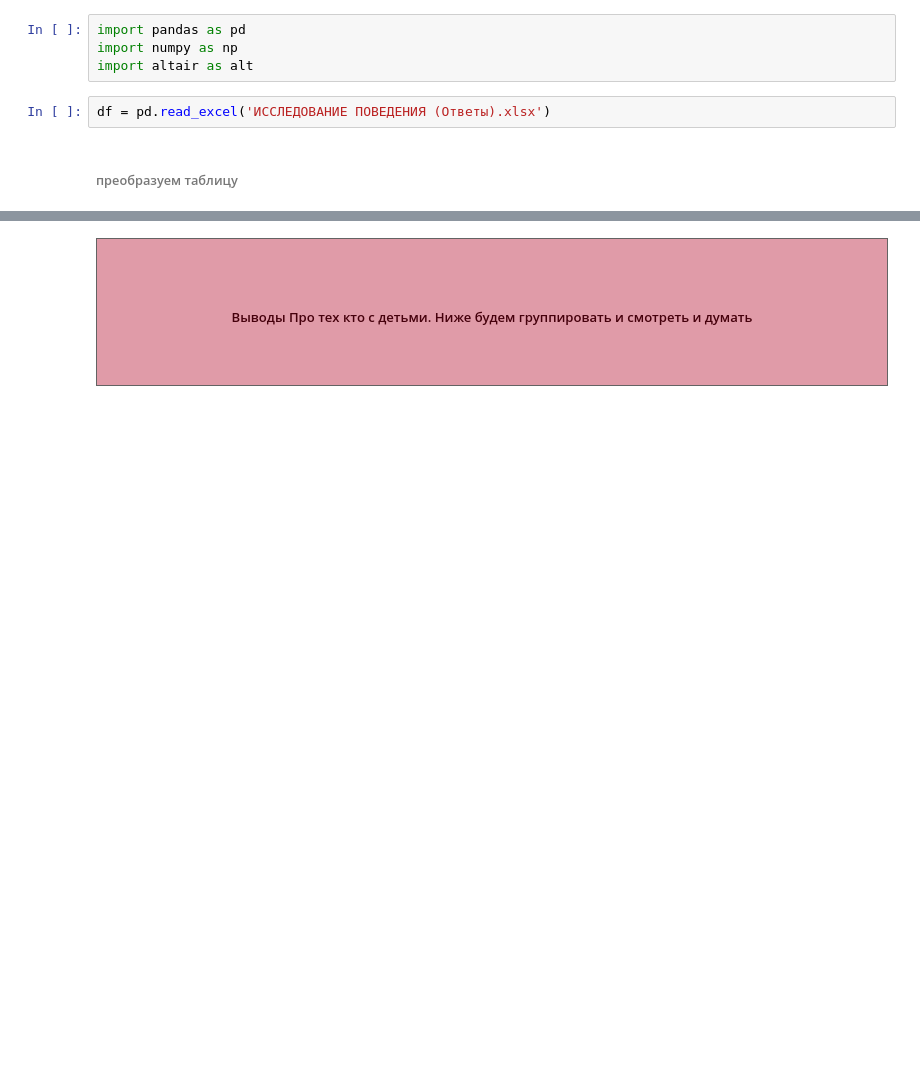
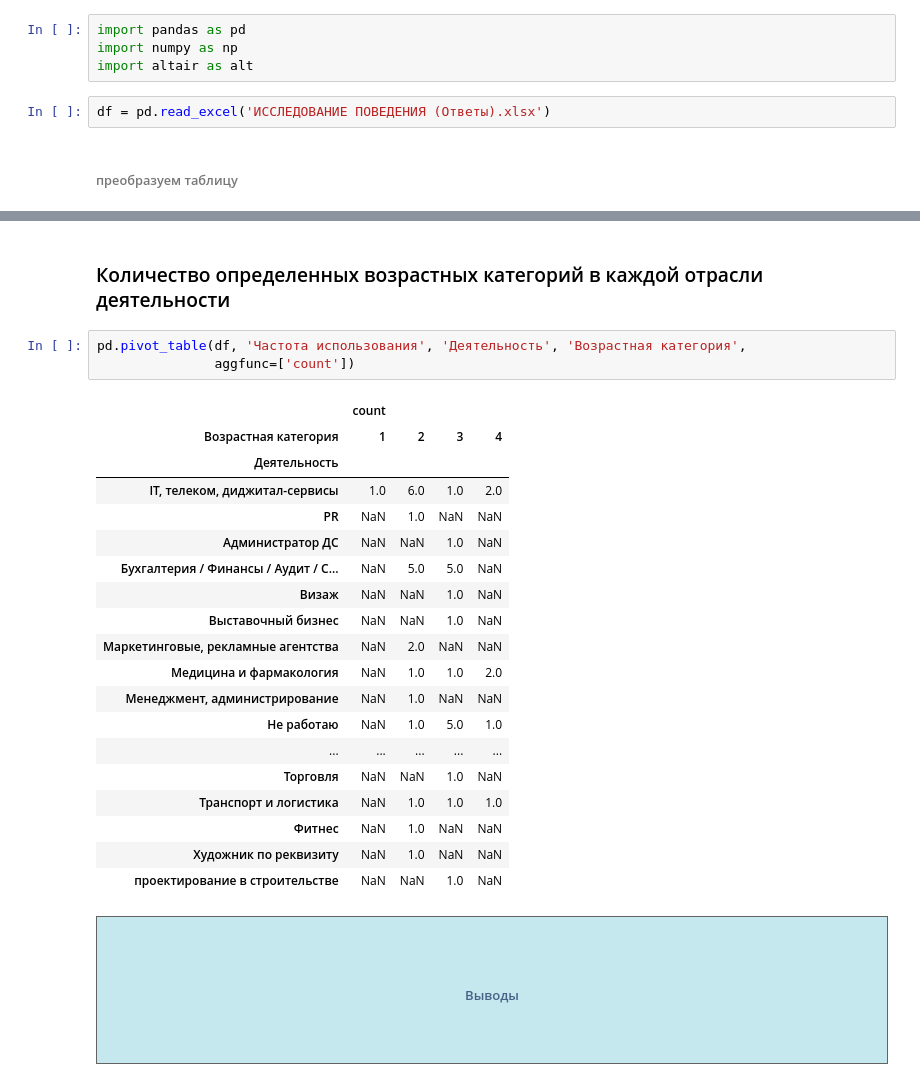
Before and after one commit to anfisso666/projects, a Jupyter notebook: Практика.ipynb, the cells around one changed output, grey strips where cells are left out. Cells and saved outputs as stored; diff of their text form; blank space fills up the shorter version.

```diff
--- a/Практика.ipynb
+++ b/Практика.ipynb
@@ -109,6 +120,32 @@ c1 + c2
+# %% [markdown]
+###  Количество определенных возрастных категорий в каждой отрасли деятельности
+# %%
+pd.pivot_table(df, 'Частота использования', 'Деятельность', 'Возрастная категория',
+               aggfunc=['count'])
+# %% [output]
+|  | count |  |  |  |
+| Возрастная категория | 1 | 2 | 3 | 4 |
+| Деятельность |  |  |  |  |
+| IT, телеком, диджитал-сервисы | 1.0 | 6.0 | 1.0 | 2.0 |
+| PR | NaN | 1.0 | NaN | NaN |
+| Администратор ДС | NaN | NaN | 1.0 | NaN |
+| Бухгалтерия / Финансы / Аудит / С... | NaN | 5.0 | 5.0 | NaN |
+| Визаж | NaN | NaN | 1.0 | NaN |
+| Выставочный бизнес | NaN | NaN | 1.0 | NaN |
+| Маркетинговые, рекламные агентства | NaN | 2.0 | NaN | NaN |
+| Медицина и фармакология | NaN | 1.0 | 1.0 | 2.0 |
+| Менеджмент, администрирование | NaN | 1.0 | NaN | NaN |
+| Не работаю | NaN | 1.0 | 5.0 | 1.0 |
+| ... | ... | ... | ... | ... |
+| Торговля | NaN | NaN | 1.0 | NaN |
+| Транспорт и логистика | NaN | 1.0 | 1.0 | 1.0 |
+| Фитнес | NaN | 1.0 | NaN | NaN |
+| Художник по реквизиту | NaN | 1.0 | NaN | NaN |
+| проектирование в строительстве | NaN | NaN | 1.0 | NaN |
 # %% [markdown]
-<div style='background: #E09BA8; taxt-align: center; width: 444px; margin: auto; padding:44px; border: 1px solid #636363'>
-    <h5 style='color: #45000C;  text-align:center; margin: auto'>
-        Выводы Про тех кто с детьми. Ниже будем группировать и смотреть и думать
+
+<div style='background: #C5E8EF; taxt-align: center; width: 444px; margin: auto; padding:44px; border: 1px solid #636363'>
+    <h5 style='color: #476285;  text-align:center; margin: auto'>
+        Выводы
     </h5>
 </div>
```
Also changed, not shown: parts of 39 cells of this notebook.
